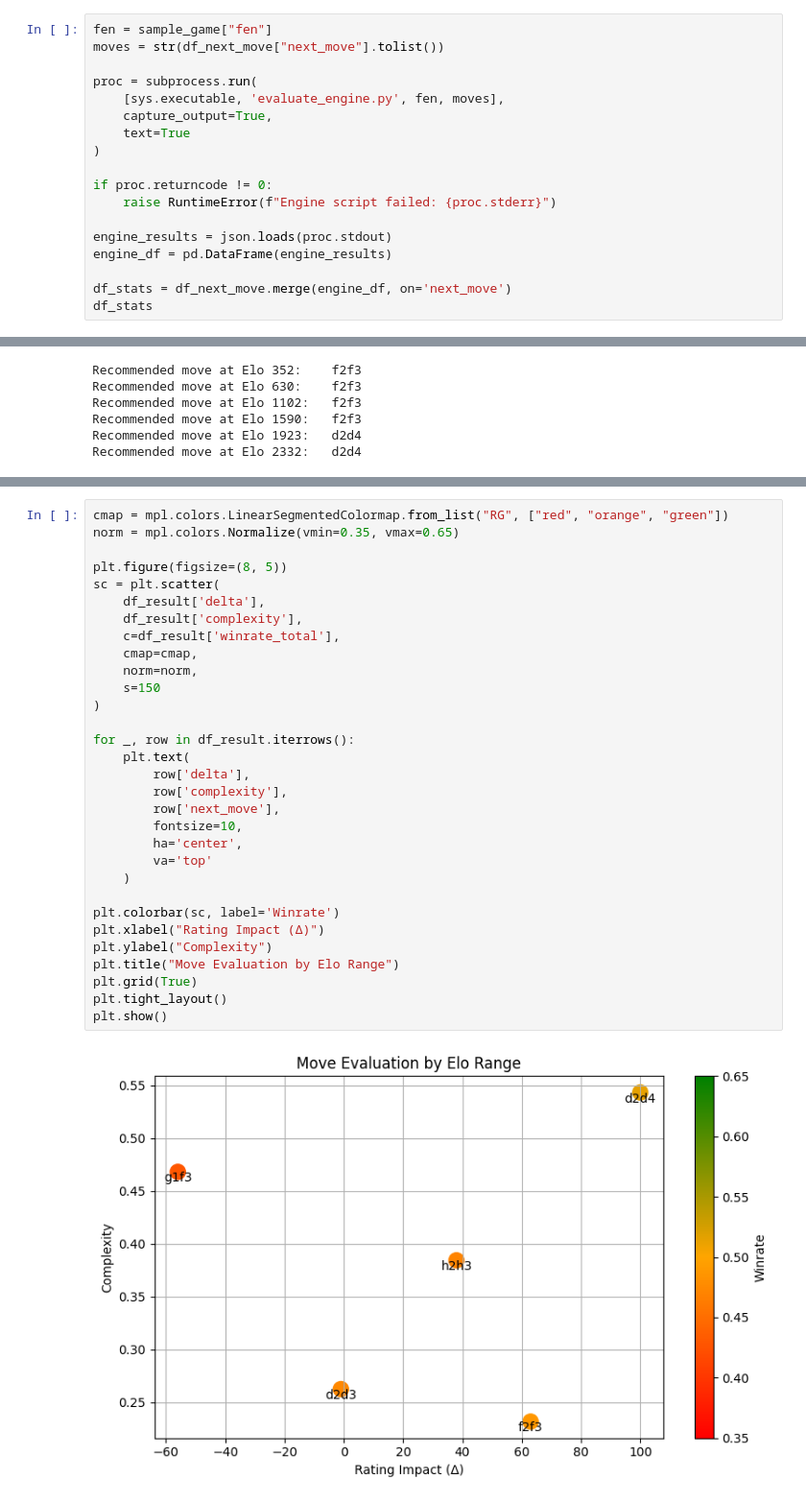
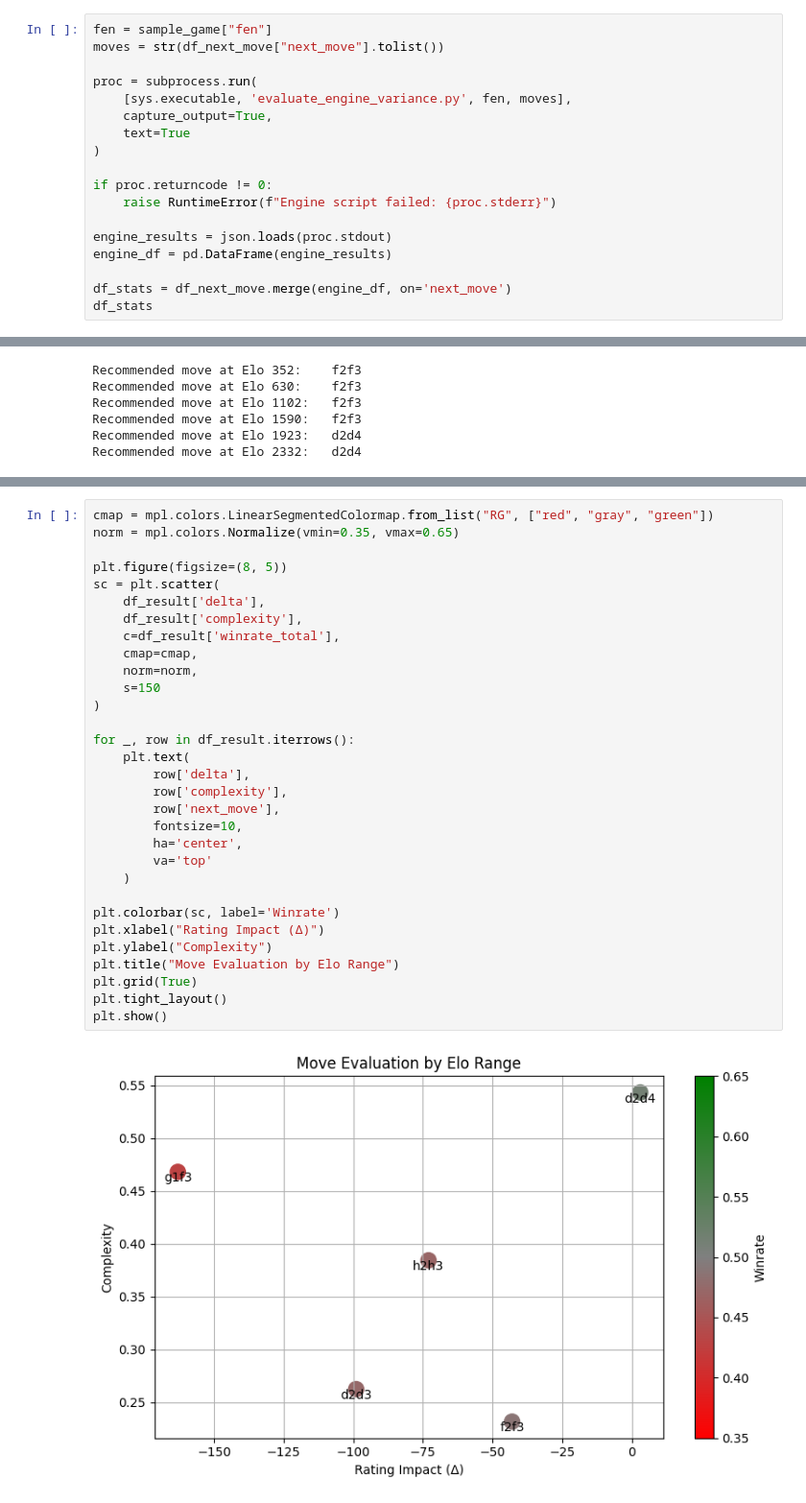
Before and after one commit to croco22/chess, a Jupyter notebook: recommendation_analysis.ipynb, the cells around one changed output, grey strips where cells are left out. Shown at 96% size. Drawn from its saved outputs; the diff is of its cells as text.

Commit message:
Parse positions + fix color scale

```diff
--- a/recommendation_analysis.ipynb
+++ b/recommendation_analysis.ipynb
@@ -103,7 +103,7 @@ fen = sample_game["fen"]
 moves = str(df_next_move["next_move"].tolist())
 
 proc = subprocess.run(
-    [sys.executable, 'evaluate_engine.py', fen, moves],
+    [sys.executable, 'evaluate_engine_variance.py', fen, moves],
     capture_output=True,
     text=True
 )
@@ -197,34 +197,34 @@ df_result
 # %%
-cmap = mpl.colors.LinearSegmentedColormap.from_list("RG", ["red", "orange", "green"])
+cmap = mpl.colors.LinearSegmentedColormap.from_list("RG", ["red", "gray", "green"])
 norm = mpl.colors.Normalize(vmin=0.35, vmax=0.65)
 
 plt.figure(figsize=(8, 5))
 sc = plt.scatter(
     df_result['delta'],
     df_result['complexity'],
     c=df_result['winrate_total'],
     cmap=cmap,
     norm=norm,
     s=150
 )
 
 for _, row in df_result.iterrows():
     plt.text(
         row['delta'],
         row['complexity'],
         row['next_move'],
         fontsize=10,
         ha='center',
         va='top'
     )
 
 plt.colorbar(sc, label='Winrate')
 plt.xlabel("Rating Impact (Δ)")
 plt.ylabel("Complexity")
 plt.title("Move Evaluation by Elo Range")
 plt.grid(True)
 plt.tight_layout()
 plt.show()
 # %% [output]
-[figure, old version]
+[figure, new version]
 # %% [markdown]
```
Also changed, not shown: parts of 3 cells of this notebook, 3 other files.
